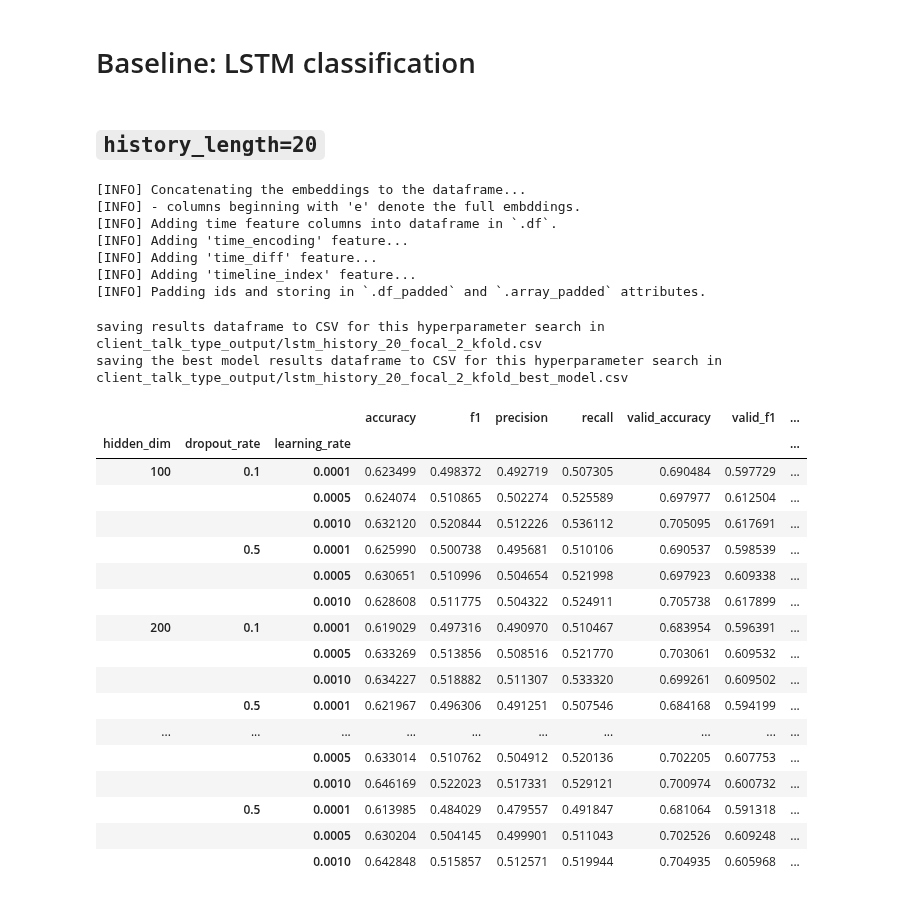
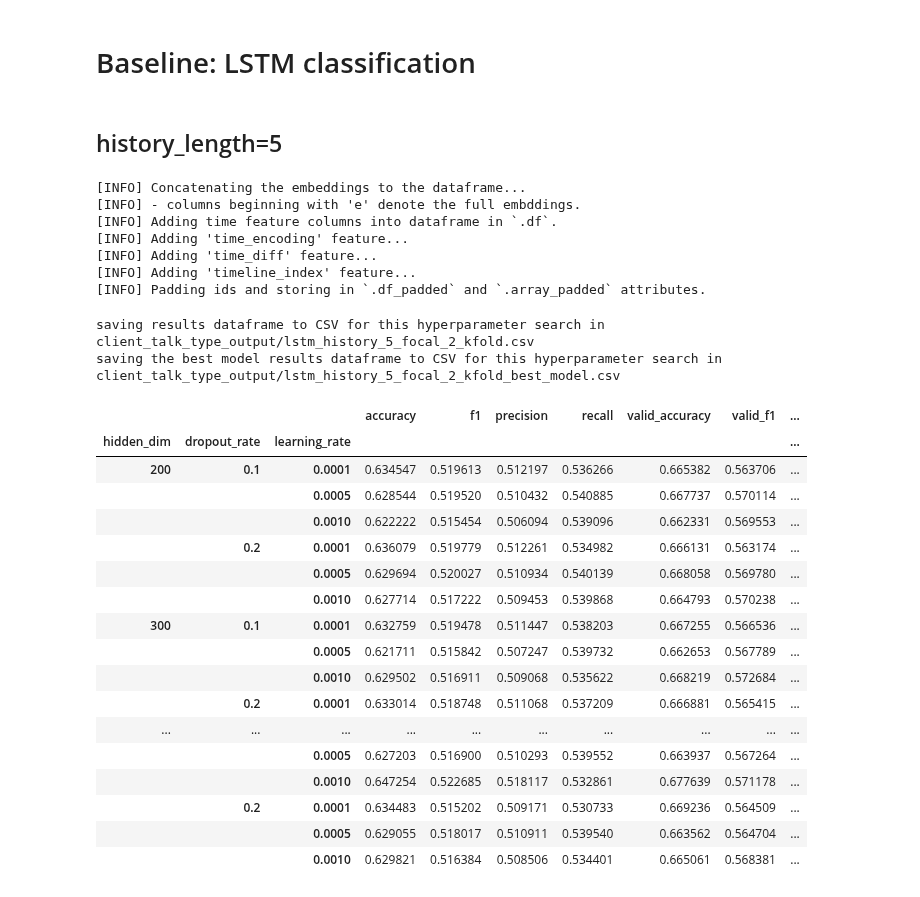
Before and after one commit to ttseriotou/sig-networks, a Jupyter notebook: notebooks/AnnoMI/client_talk_type_prediction/anno_mi-client-baseline-bilstm.ipynb, the cells around one changed output. Cells and saved outputs as stored; diff of their text form; code cells hidden in the pictures.

Commit message:
current seqsignet and lstm runs

```diff
--- a/notebooks/AnnoMI/client_talk_type_prediction/anno_mi-client-baseline-bilstm.ipynb
+++ b/notebooks/AnnoMI/client_talk_type_prediction/anno_mi-client-baseline-bilstm.ipynb
@@ -49,2 +83,2 @@ validation_metric = "f1"
 # %% [markdown]
-## `history_length=20`
+## history_length=5
@@ -51,33 +87,13 @@ validation_metric = "f1"
 # %%
-size = 20
 (
-    bilstm_history_20_kfold,
-    best_bilstm_history_20_kfold,
+    bilstm_history_5_kfold,
+    best_bilstm_history_5_kfold,
     _,
     __,
 ) = lstm_hyperparameter_search(
-    num_epochs=num_epochs,
-    df=anno_mi,
-    id_column="transcript_id",
-    label_column="client_talk_type",
-    embeddings=sbert_embeddings,
-    y_data=y_data_client,
-    output_dim=output_dim_client,
     history_lengths=[size],
-    hidden_dim_sizes=hidden_dim_sizes,
-    num_layers=num_layers,
-    bidirectional=bidirectional,
-    dropout_rates=dropout_rates,
-    learning_rates=learning_rates,
-    seeds=seeds,
-    loss=loss,
-    gamma=gamma,
-    path_indices=client_index,
-    split_ids=client_transcript_id,
-    k_fold=True,
-    validation_metric=validation_metric,
     results_output=f"{output_dir}/lstm_history_{size}_focal_{gamma}_kfold.csv",
-    verbose=False,
+    **kwargs,
 )
 # %% [output]
 [INFO] Concatenating the embeddings to the dataframe...
@@ -87,27 +103,27 @@ size = 20
 [INFO] Adding 'time_diff' feature...
 [INFO] Adding 'timeline_index' feature...
 [INFO] Padding ids and storing in `.df_padded` and `.array_padded` attributes.
-saving results dataframe to CSV for this hyperparameter search in client_talk_type_output/lstm_history_20_focal_2_kfold.csv
-saving the best model results dataframe to CSV for this hyperparameter search in client_talk_type_output/lstm_history_20_focal_2_kfold_best_model.csv
+saving results dataframe to CSV for this hyperparameter search in client_talk_type_output/lstm_history_5_focal_2_kfold.csv
+saving the best model results dataframe to CSV for this hyperparameter search in client_talk_type_output/lstm_history_5_focal_2_kfold_best_model.csv
 # %%
-bilstm_history_20_kfold.groupby(["hidden_dim", "dropout_rate", "learning_rate"]).mean()
+bilstm_history_5_kfold.groupby(["hidden_dim", "dropout_rate", "learning_rate"]).mean()
 # %% [output]
 |  |  |  | accuracy | f1 | precision | recall | valid_accuracy | valid_f1 | ... |
 | hidden_dim | dropout_rate | learning_rate |  |  |  |  |  |  | ... |
-| 100 | 0.1 | 0.0001 | 0.623499 | 0.498372 | 0.492719 | 0.507305 | 0.690484 | 0.597729 | ... |
-|  |  | 0.0005 | 0.624074 | 0.510865 | 0.502274 | 0.525589 | 0.697977 | 0.612504 | ... |
-|  |  | 0.0010 | 0.632120 | 0.520844 | 0.512226 | 0.536112 | 0.705095 | 0.617691 | ... |
-|  | 0.5 | 0.0001 | 0.625990 | 0.500738 | 0.495681 | 0.510106 | 0.690537 | 0.598539 | ... |
-|  |  | 0.0005 | 0.630651 | 0.510996 | 0.504654 | 0.521998 | 0.697923 | 0.609338 | ... |
-|  |  | 0.0010 | 0.628608 | 0.511775 | 0.504322 | 0.524911 | 0.705738 | 0.617899 | ... |
-| 200 | 0.1 | 0.0001 | 0.619029 | 0.497316 | 0.490970 | 0.510467 | 0.683954 | 0.596391 | ... |
-|  |  | 0.0005 | 0.633269 | 0.513856 | 0.508516 | 0.521770 | 0.703061 | 0.609532 | ... |
-|  |  | 0.0010 | 0.634227 | 0.518882 | 0.511307 | 0.533320 | 0.699261 | 0.609502 | ... |
-|  | 0.5 | 0.0001 | 0.621967 | 0.496306 | 0.491251 | 0.507546 | 0.684168 | 0.594199 | ... |
+| 200 | 0.1 | 0.0001 | 0.634547 | 0.519613 | 0.512197 | 0.536266 | 0.665382 | 0.563706 | ... |
+|  |  | 0.0005 | 0.628544 | 0.519520 | 0.510432 | 0.540885 | 0.667737 | 0.570114 | ... |
+|  |  | 0.0010 | 0.622222 | 0.515454 | 0.506094 | 0.539096 | 0.662331 | 0.569553 | ... |
+|  | 0.2 | 0.0001 | 0.636079 | 0.519779 | 0.512261 | 0.534982 | 0.666131 | 0.563174 | ... |
+|  |  | 0.0005 | 0.629694 | 0.520027 | 0.510934 | 0.540139 | 0.668058 | 0.569780 | ... |
+|  |  | 0.0010 | 0.627714 | 0.517222 | 0.509453 | 0.539868 | 0.664793 | 0.570238 | ... |
+| 300 | 0.1 | 0.0001 | 0.632759 | 0.519478 | 0.511447 | 0.538203 | 0.667255 | 0.566536 | ... |
+|  |  | 0.0005 | 0.621711 | 0.515842 | 0.507247 | 0.539732 | 0.662653 | 0.567789 | ... |
+|  |  | 0.0010 | 0.629502 | 0.516911 | 0.509068 | 0.535622 | 0.668219 | 0.572684 | ... |
+|  | 0.2 | 0.0001 | 0.633014 | 0.518748 | 0.511068 | 0.537209 | 0.666881 | 0.565415 | ... |
 | ... | ... | ... | ... | ... | ... | ... | ... | ... | ... |
-|  |  | 0.0005 | 0.633014 | 0.510762 | 0.504912 | 0.520136 | 0.702205 | 0.607753 | ... |
-|  |  | 0.0010 | 0.646169 | 0.522023 | 0.517331 | 0.529121 | 0.700974 | 0.600732 | ... |
-|  | 0.5 | 0.0001 | 0.613985 | 0.484029 | 0.479557 | 0.491847 | 0.681064 | 0.591318 | ... |
-|  |  | 0.0005 | 0.630204 | 0.504145 | 0.499901 | 0.511043 | 0.702526 | 0.609248 | ... |
-|  |  | 0.0010 | 0.642848 | 0.515857 | 0.512571 | 0.519944 | 0.704935 | 0.605968 | ... |
+|  |  | 0.0005 | 0.627203 | 0.516900 | 0.510293 | 0.539552 | 0.663937 | 0.567264 | ... |
+|  |  | 0.0010 | 0.647254 | 0.522685 | 0.518117 | 0.532861 | 0.677639 | 0.571178 | ... |
+|  | 0.2 | 0.0001 | 0.634483 | 0.515202 | 0.509171 | 0.530733 | 0.669236 | 0.564509 | ... |
+|  |  | 0.0005 | 0.629055 | 0.518017 | 0.510911 | 0.539540 | 0.663562 | 0.564704 | ... |
+|  |  | 0.0010 | 0.629821 | 0.516384 | 0.508506 | 0.534401 | 0.665061 | 0.568381 | ... |
 # %%
```
Also changed, not shown: parts of 66 cells of this notebook, 29 other files.
